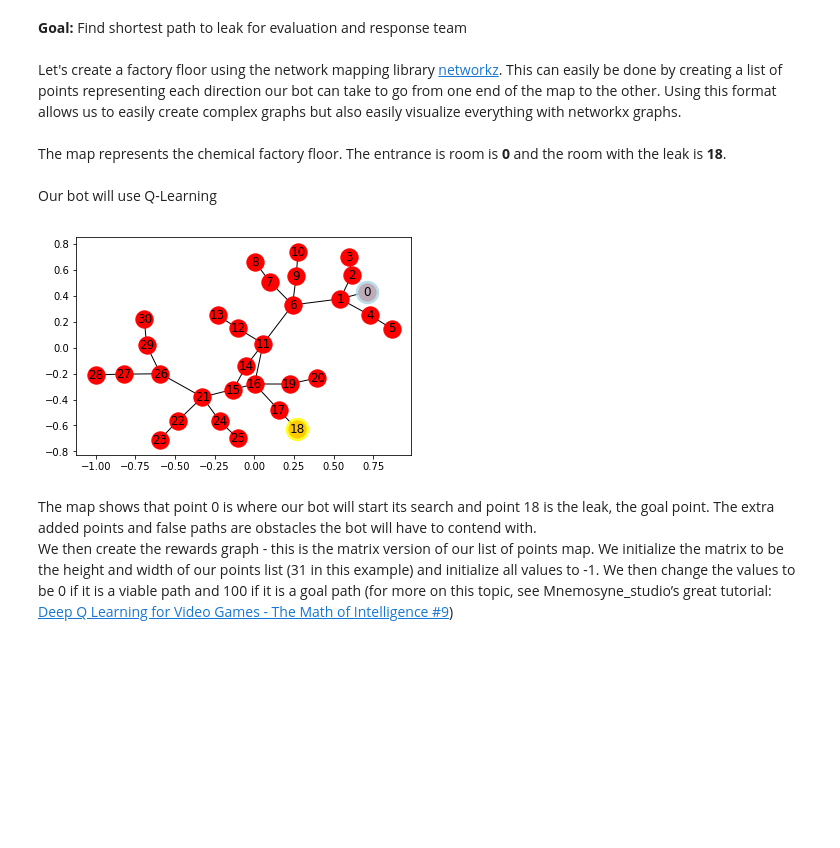
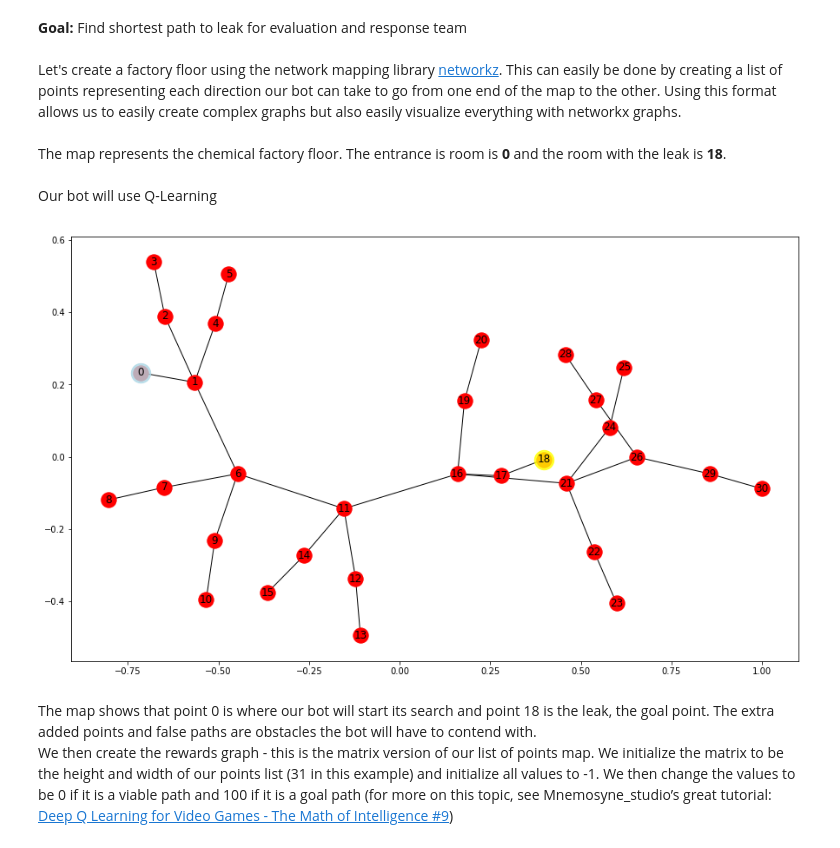
Before and after one commit to amunategui/rl-autonomous-emergency-bot, a Jupyter notebook: Dangerous Leak at Chemical Factory - Emergency Response with Autonomous Assessment Bot.ipynb, the cells around one changed output. Cells and saved outputs as stored; diff of their text form; code cells hidden in the pictures; blank space fills up the shorter version.

```diff
--- a/Dangerous Leak at Chemical Factory - Emergency Response with Autonomous Assessment Bot.ipynb
+++ b/Dangerous Leak at Chemical Factory - Emergency Response with Autonomous Assessment Bot.ipynb
@@ -34,35 +35,36 @@ point_list = [(0,1), (1,2), (2,3), (1,4), (4,5), (1,6),
                (6,7), (7,8), (6,9), (9,10), (6,11), (11,12),
                (12,13), (11,14), (14,15), (11,16), (16,17), (17,18),
                (16,19), (19,20), (16,21), (21,22), (22,23), (21,24),
                (24,25), (21,26), (26,27), (27,28), (26,29), (29, 30)]
 
 # goal point is where we have a leak
+fig, ax1 = plt.subplots(nrows=1, ncols=1, figsize=(15, 9))
+
 goal = 18
 G=nx.Graph()
 G.add_edges_from(point_list)
 pos = nx.spring_layout(G)
 nx.draw_networkx_nodes(G,pos)
 nx.draw_networkx_edges(G,pos)
 nx.draw_networkx_labels(G,pos)
 
 # highlight starting point
 nx.draw_networkx_nodes(G, pos,
                        nodelist=[0],
                        node_color='lightblue',
                        node_size=500,
                        alpha=0.8)
 
 # highlight end point
 nx.draw_networkx_nodes(G, pos,
                        nodelist=[18],
                        node_color='yellow',
                        node_size=500,
                        alpha=0.8)
 
-
 plt.show()
 # %% [output]
-[figure, old version]
+[figure, new version]
 # %% [markdown]
 The map shows that point 0 is where our bot will start its search and point 18 is the leak, the goal point. The extra added points and false paths are obstacles the bot will have to contend with.
 <BR>
```
Also changed, not shown: parts of 10 cells of this notebook.
